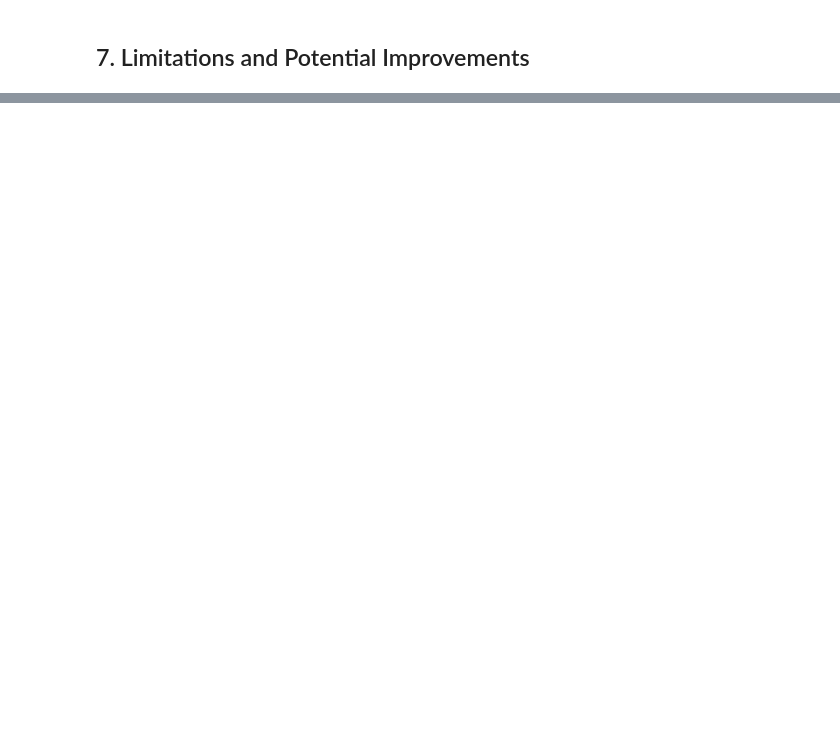
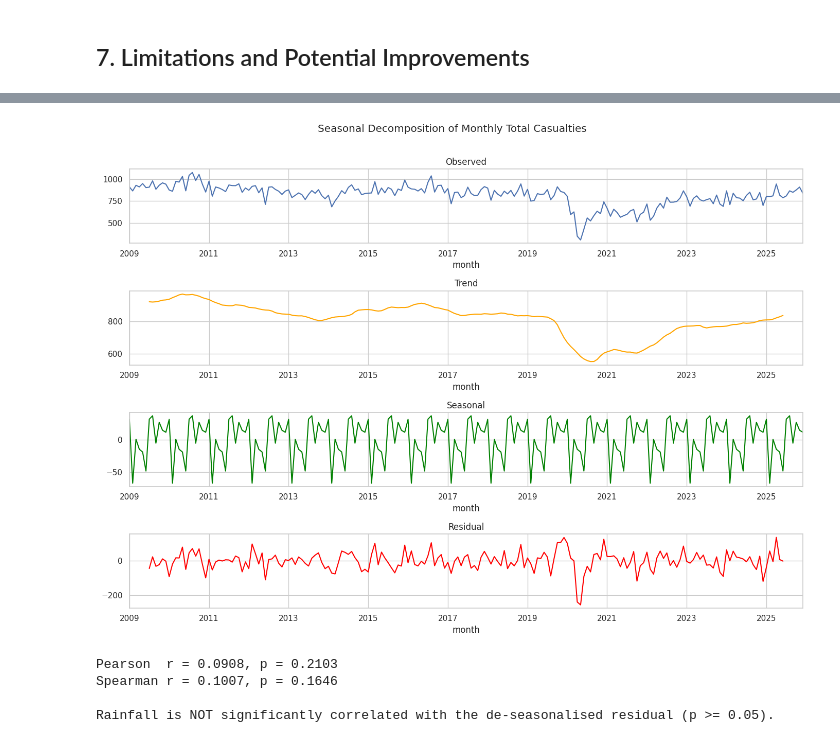
Before and after one commit to ch11nn/SC3021, a Jupyter notebook: SC3021_Project_Group_9.ipynb, the cells around one changed output, grey strips where cells are left out. Saved outputs shown, nothing was run; the diff lists cells and outputs as text; code cells hidden in the pictures; blank space fills up the shorter version.

```diff
--- a/SC3021_Project_Group_9.ipynb
+++ b/SC3021_Project_Group_9.ipynb
@@ -13,0 +27,17 @@ warnings.filterwarnings('ignore')
+# %%
+# Validate that required data files are accessible
+required_files = [
+    '(DS1)_RainfallMonthlyTotal.csv',
+    '(DS3)_RoadTrafficAccidentCasualtiesMonthly.csv',
+    '(DS4)_AverageDailyTrafficVolumeEnteringtheCity.csv',
+    '(DS5)_MotorVehiclePopulationByTypeOfVehicleEndOfPeriodMonthly.csv',
+    'sc3021_group9_clean_data.csv'
+]
+
+if not DATA_PREFIX.startswith('http'):
+    for f in required_files:
+        path = os.path.join(DATA_PREFIX, f)
+        status = 'OK' if os.path.exists(path) else 'MISSING'
+        print(f'  {status}: {path}')
+else:
+    print('Running in Colab — data files will be fetched from GitHub.')
@@ -994,0 +1120,30 @@ Effect of Rainfall: The coefficient for rainfall_mm is 0.0665, meaning that or e
+# %%
+decomp = seasonal_decompose(df['total_casualties'], model='additive', period=12)
+
+fig, axes = plt.subplots(4, 1, figsize=(14, 10))
+decomp.observed.plot(ax=axes[0], title='Observed')
+decomp.trend.plot(ax=axes[1], title='Trend', color='orange')
+decomp.seasonal.plot(ax=axes[2], title='Seasonal', color='green')
+decomp.resid.plot(ax=axes[3], title='Residual', color='red')
+plt.suptitle('Seasonal Decomposition of Monthly Total Casualties', y=1.01)
+plt.tight_layout()
+plt.show()
+
+# Correlation between rainfall and the de-seasonalised residual
+resid_series = decomp.resid.dropna()
+rainfall_aligned = df['rainfall_mm'].reindex(resid_series.index)
+r_pearson, p_pearson = stats.pearsonr(rainfall_aligned, resid_series)
+r_spearman, p_spearman = stats.spearmanr(rainfall_aligned, resid_series)
+print(f'Pearson  r = {r_pearson:.4f}, p = {p_pearson:.4f}')
+print(f'Spearman r = {r_spearman:.4f}, p = {p_spearman:.4f}')
+print()
+if p_pearson < 0.05:
+    print('Rainfall is significantly correlated with the de-seasonalised casualty residual (p < 0.05).')
+else:
+    print('Rainfall is NOT significantly correlated with the de-seasonalised residual (p >= 0.05).')
+# %% [output]
+[figure, added]
+Pearson  r = 0.0908, p = 0.2103
+Spearman r = 0.1007, p = 0.1646
+
+Rainfall is NOT significantly correlated with the de-seasonalised residual (p >= 0.05).
```
Also changed, not shown: parts of 44 cells of this notebook.
